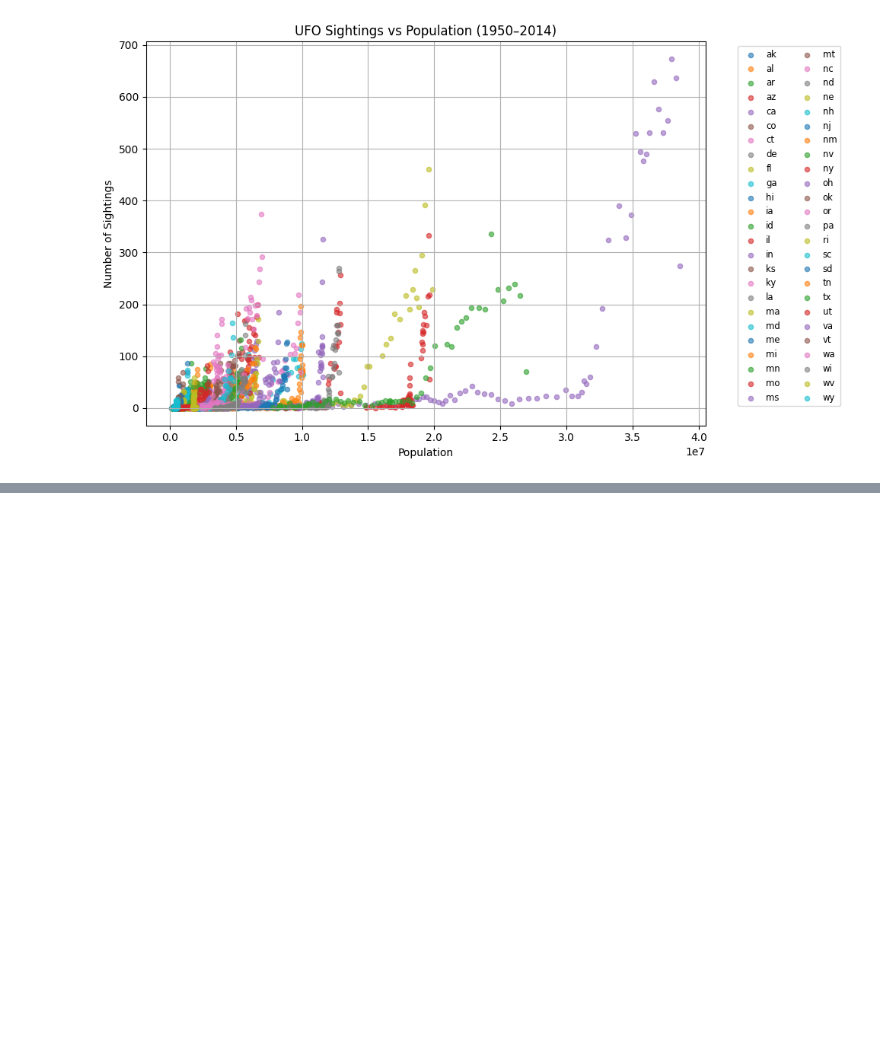
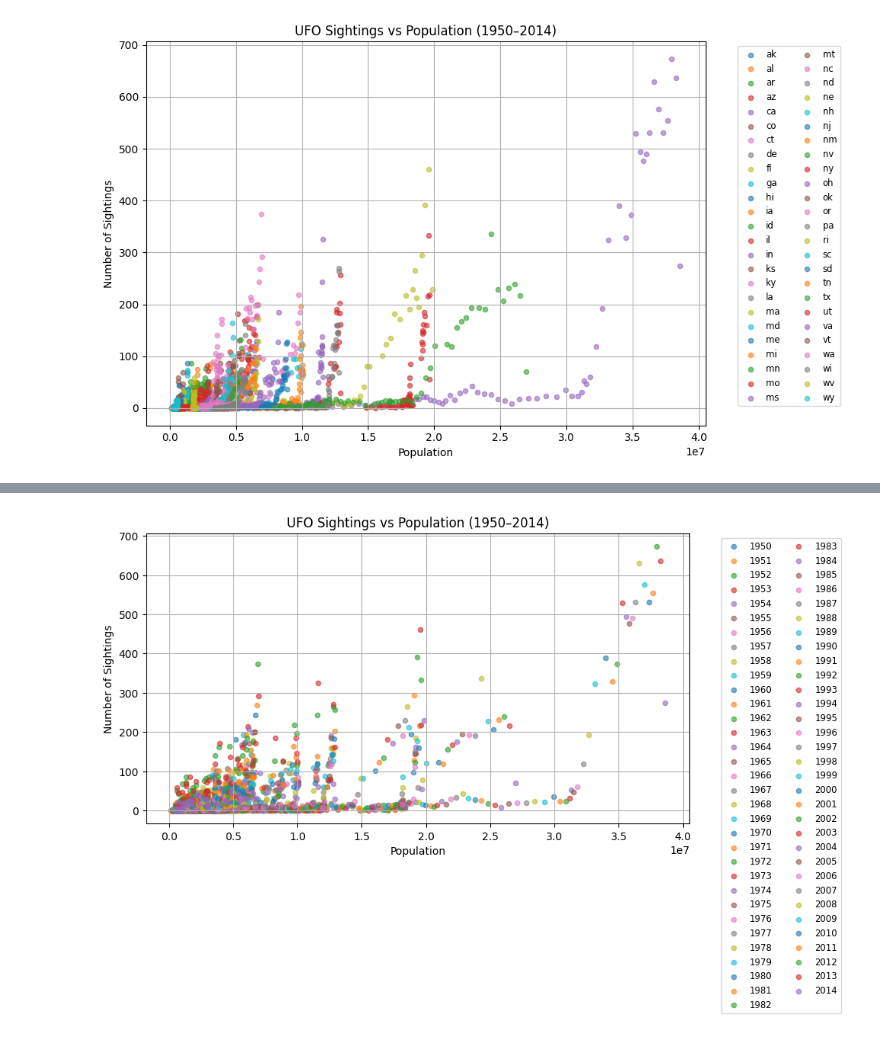
Before and after one commit to s224394two/s224394two.github.io, a Jupyter notebook: Plots/correlation.ipynb, the cells around one changed output, grey strips where cells are left out. Drawn from its saved outputs; the diff is of its cells as text; code cells hidden in the pictures; blank space fills up the shorter version.

```diff
--- a/Plots/correlation.ipynb
+++ b/Plots/correlation.ipynb
@@ -96,2 +297,19 @@ plt.show()
+# %%
+plt.figure(figsize=(10, 6))
+
+# Plot each state as a different color
+for state in merged['year'].unique():
+    state_data = merged[merged['year'] == state]
+    plt.scatter(state_data['population'], state_data['num_sightings'], label=state, alpha=0.6, s=20)
+
+plt.title('UFO Sightings vs Population (1950–2014)')
+plt.xlabel('Population')
+plt.ylabel('Number of Sightings')
+plt.legend(bbox_to_anchor=(1.05, 1), loc='upper left', fontsize='small', ncol=2)
+plt.tight_layout()
+plt.grid(True)
+plt.show()
+# %% [output]
+[figure, added]
 # %%
 # Group by state and calculate correlation for each
```
Also changed, not shown: parts of 9 cells of this notebook, 12 other files.
